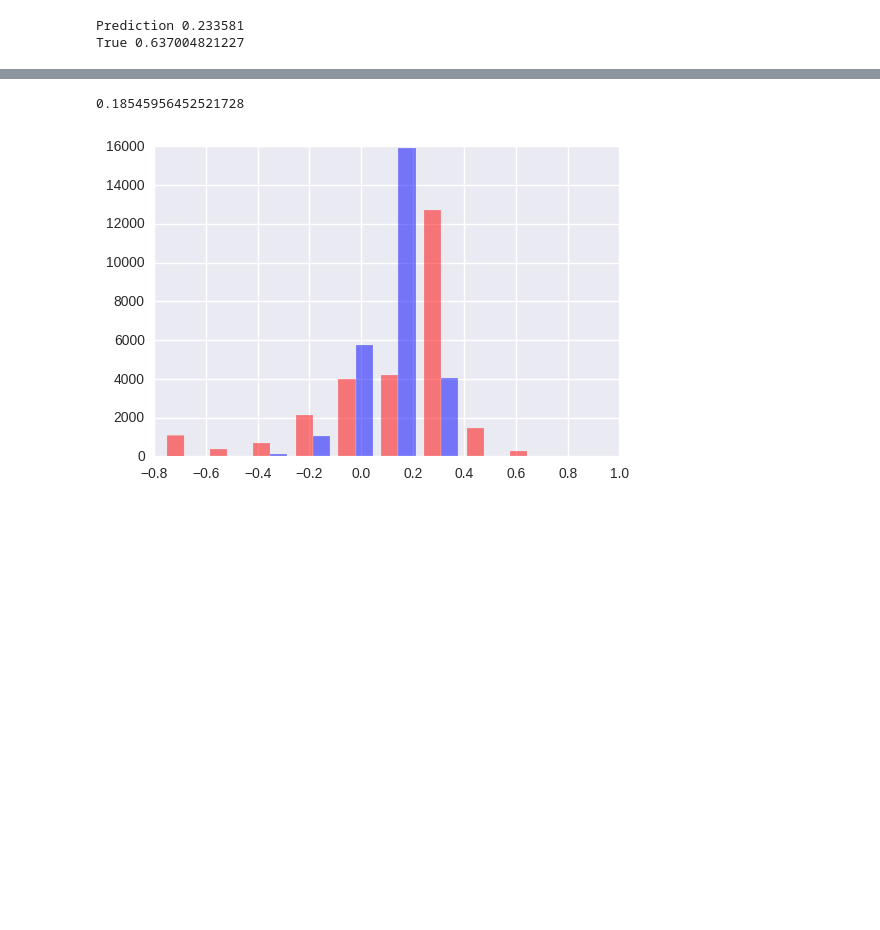
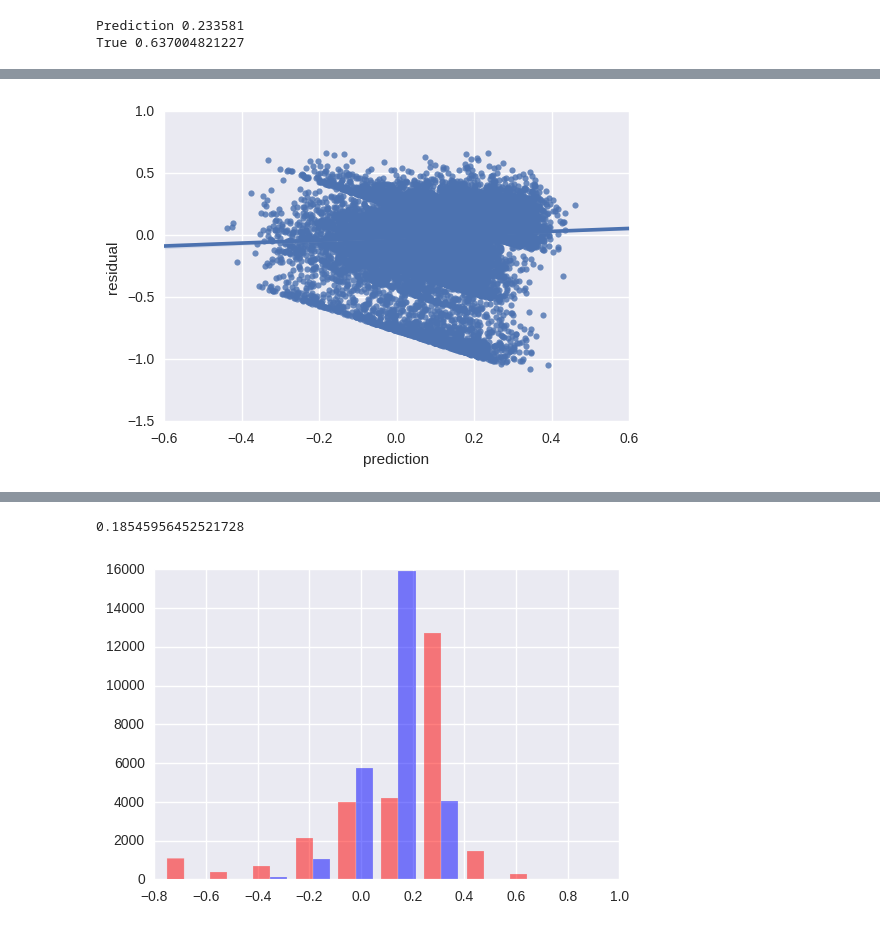
Before and after one commit to Robinlovelace/mlCars, a Jupyter notebook: Python/Regression_toolkit.ipynb, the cells around one changed output, grey strips where cells are left out. Drawn from its saved outputs; the diff is of its cells as text; code cells hidden in the pictures; blank space fills up the shorter version.

```diff
--- a/Python/Regression_toolkit.ipynb
+++ b/Python/Regression_toolkit.ipynb
@@ -494,0 +521,7 @@ True 0.637004821227
+# %%
+import seaborn as sns
+
+sns.regplot("prediction", "residual", data=trainplotdf)
+plt.show()
+# %% [output]
+[figure, added]
```
Also changed, not shown: parts of 19 cells of this notebook.
